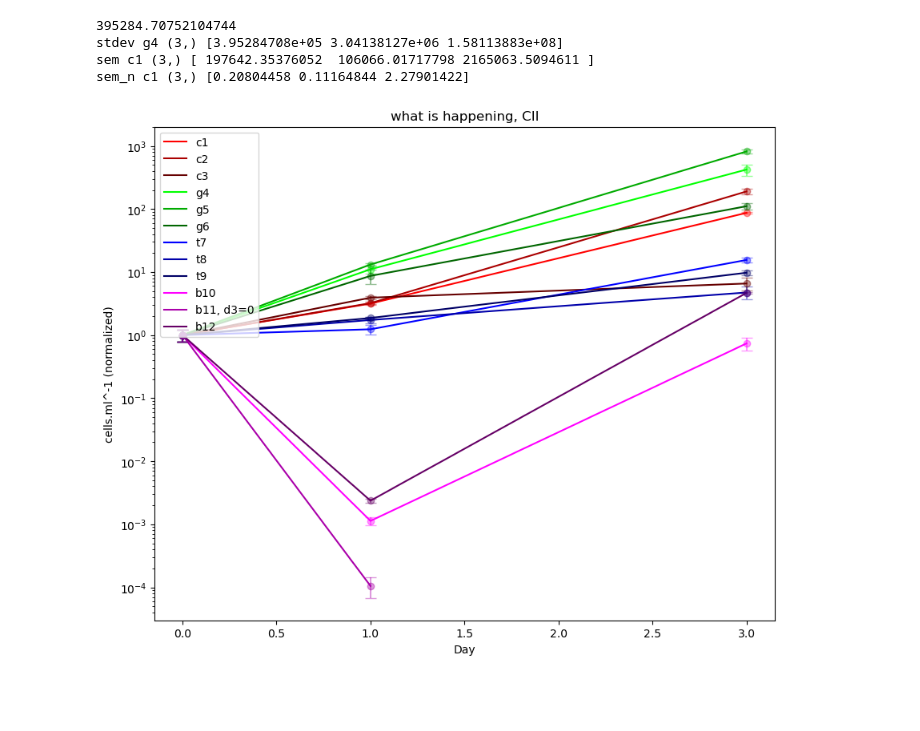
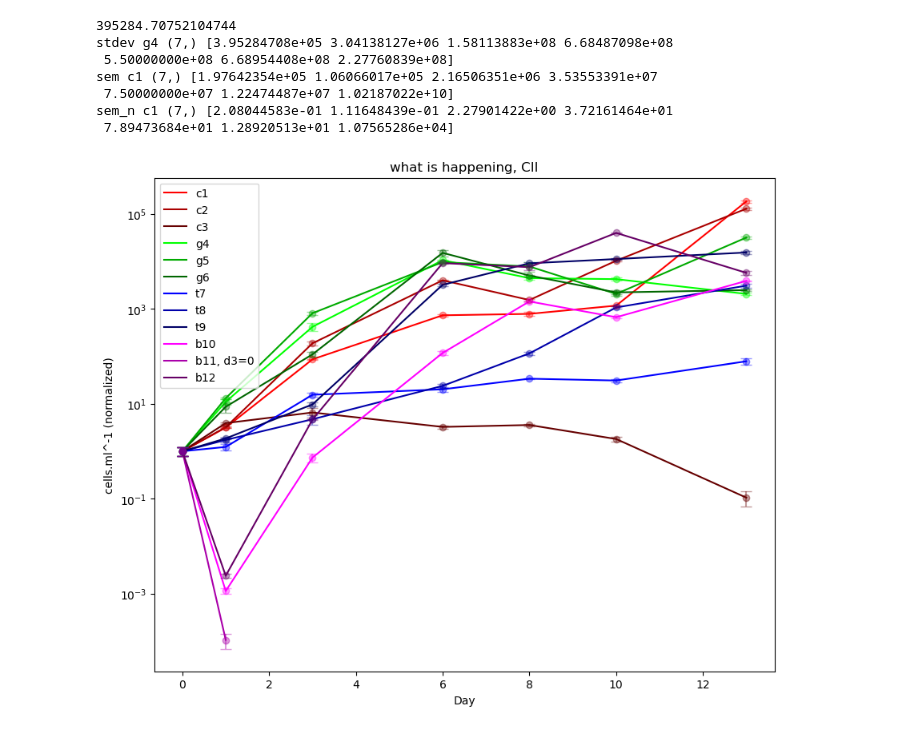
Before and after one commit to lucca-cas/tholinlab, a Jupyter notebook: cupriavidus_2.ipynb, the cells around one changed output. Saved outputs shown, nothing was run; the diff lists cells and outputs as text; code cells hidden in the pictures; blank space fills up the shorter version.

```diff
--- a/cupriavidus_2.ipynb
+++ b/cupriavidus_2.ipynb
@@ -102,21 +206,18 @@ day_0_sem = day0_stdev/(4**0.5)
 print(day0_stdev)
 
 
-stdev_c1 = np.array([day0_stdev, np.std(c1d1), np.std(c1d3)])
-stdev_c2 = np.array([day0_stdev, np.std(c2d1), np.std(c2d3)])
-stdev_c3 = np.array([day0_stdev, np.std(c3d1), np.std(c3d3)])
-
-stdev_g4 = np.array([day0_stdev, np.std(g4d1), np.std(g4d3)])
-stdev_g5 = np.array([day0_stdev, np.std(g5d1), np.std(g5d3)])
-stdev_g6 = np.array([day0_stdev, np.std(g6d1), np.std(g6d3)])
-
-stdev_t7 = np.array([day0_stdev, np.std(t7d1), np.std(t7d3)])
-stdev_t8 = np.array([day0_stdev, np.std(t8d1), np.std(t8d3)])
-stdev_t9 = np.array([day0_stdev, np.std(t9d1), np.std(t9d3)])
-
-stdev_b10 = np.array([day0_stdev, np.std(b10d1), np.std(b10d3)])
-stdev_b11 = np.array([day0_stdev, np.std(b11d1), np.std(b11d3)])
-stdev_b12 = np.array([day0_stdev, np.std(b12d1), np.std(b12d3)])
+stdev_c1 = np.array([day0_stdev, np.std(c1d1), np.std(c1d3), np.std(c1d6), np.std(c1d8), np.std(c1d10), np.std(c1d13)])
+stdev_c2 = np.array([day0_stdev, np.std(c2d1), np.std(c2d3), np.std(c2d6), np.std(c2d8), np.std(c2d10), np.std(c2d13)])
+stdev_c3 = np.array([day0_stdev, np.std(c3d1), np.std(c3d3), np.std(c3d6), np.std(c3d8), np.std(c3d10), np.std(c3d13)])
+stdev_g4 = np.array([day0_stdev, np.std(g4d1), np.std(g4d3), np.std(g4d6), np.std(g4d8), np.std(g4d10), np.std(g4d13)])
+stdev_g5 = np.array([day0_stdev, np.std(g5d1), np.std(g5d3), np.std(g5d6), np.std(g5d8), np.std(g5d10), np.std(g5d13)])
+stdev_g6 = np.array([day0_stdev, np.std(g6d1), np.std(g6d3), np.std(g6d6), np.std(g6d8), np.std(g6d10), np.std(g6d13)])
+stdev_t7 = np.array([day0_stdev, np.std(t7d1), np.std(t7d3), np.std(t7d6), np.std(t7d8), np.std(t7d10), np.std(t7d13)])
+stdev_t8 = np.array([day0_stdev, np.std(t8d1), np.std(t8d3), np.std(t8d6), np.std(t8d8), np.std(t8d10), np.std(t8d13)])
+stdev_t9 = np.array([day0_stdev, np.std(t9d1), np.std(t9d3), np.std(t9d6), np.std(t9d8), np.std(t9d10), np.std(t9d13)])
+stdev_b10 = np.array([day0_stdev, np.std(b10d1), np.std(b10d3), np.std(b10d6), np.std(b10d8), np.std(b10d10), np.std(b10d13)])
+stdev_b11 = np.array([day0_stdev, np.std(b11d1), np.std(b11d3), np.std(b11d6), np.std(b11d8), np.std(b11d10), np.std(b11d13)])
+stdev_b12 = np.array([day0_stdev, np.std(b12d1), np.std(b12d3), np.std(b12d6), np.std(b12d8), np.std(b12d10), np.std(b12d13)])
 
 #mod all of above
 
@@ -151,11 +252,14 @@ print('sem c1', np.shape(sem_c1), sem_c1)
 print('sem_n c1', np.shape(sem_c1_n), sem_c1_n)
 # %% [output]
 395284.70752104744
-stdev g4 (3,) [3.95284708e+05 3.04138127e+06 1.58113883e+08]
-sem c1 (3,) [ 197642.35376052  106066.01717798 2165063.5094611 ]
-sem_n c1 (3,) [0.20804458 0.11164844 2.27901422]
+stdev g4 (7,) [3.95284708e+05 3.04138127e+06 1.58113883e+08 6.68487098e+08
+ 5.50000000e+08 6.68954408e+08 2.27760839e+08]
+sem c1 (7,) [1.97642354e+05 1.06066017e+05 2.16506351e+06 3.53553391e+07
+ 7.50000000e+07 1.22474487e+07 1.02187022e+10]
+sem_n c1 (7,) [2.08044583e-01 1.11648439e-01 2.27901422e+00 3.72161464e+01
+ 7.89473684e+01 1.28920513e+01 1.07565286e+04]
 # %%
-day = np.array([0, 1, 3]) #mod
+day = np.array([0, 1, 3, 6, 8, 10, 13]) #mod
 
 plt.figure(figsize=(10, 8))
 plt.semilogy(day, c1n, label="c1", color="#FF0000")
@@ -166,34 +270,34 @@ plt.semilogy(day, c3n, label="c3", color="#660000")
 plt.errorbar(day, c3n, yerr=sem_c3_n, fmt='o', capsize=5, color="#660000", alpha=0.4)
 
 plt.semilogy(day, g4n, label="g4", color="#00FF00")
 plt.errorbar(day, g4n, yerr=sem_g4_n, fmt='o', capsize=5, color="#00FF00", alpha=0.4)
 plt.semilogy(day, g5n, label="g5", color="#00AA00")
 plt.errorbar(day, g5n, yerr=sem_g5_n, fmt='o', capsize=5, color="#00AA00", alpha=0.4)
 plt.semilogy(day, g6n, label="g6", color="#006600")
 plt.errorbar(day, g6n, yerr=sem_g6_n, fmt='o', capsize=5, color="#006600", alpha=0.4)
 
 plt.semilogy(day, t7n, label="t7", color="#0000FF")
 plt.errorbar(day, t7n, yerr=sem_t7_n, fmt='o', capsize=5, color="#0000FF", alpha=0.4)
 plt.semilogy(day, t8n, label="t8", color="#0000AA")
 plt.errorbar(day, t8n, yerr=sem_t8_n, fmt='o', capsize=5, color="#0000AA", alpha=0.4)
 plt.semilogy(day, t9n, label="t9", color="#000066")
 plt.errorbar(day, t9n, yerr=sem_t9_n, fmt='o', capsize=5, color="#000066", alpha=0.4)
 
 plt.semilogy(day, b10n, label="b10", color="#FF00FF")
 plt.errorbar(day, b10n, yerr=sem_b10_n, fmt='o', capsize=5, color="#FF00FF", alpha=0.4)
 plt.semilogy(day, b11n, label="b11, d3=0", color="#AA00AA")
 plt.errorbar(day, b11n, yerr=sem_b11_n, fmt='o', capsize=5, color="#AA00AA", alpha=0.4)
 plt.semilogy(day, b12n, label="b12", color="#660066")
 plt.errorbar(day, b12n, yerr=sem_b12_n, fmt='o', capsize=5, color="#660066", alpha=0.4)
 
 
 plt.xlabel("Day")
 plt.ylabel("cells.ml^-1 (normalized)")
 plt.title("what is happening, CII")
 plt.legend(loc='upper left')
 plt.show()
 # %% [output]
-[figure, old version]
+[figure, new version]
 # %%
 fig, axs = plt.subplots(2, 2, figsize=(16, 12))
 
```
Also changed, not shown: parts of 6 cells of this notebook, 2 other files.
